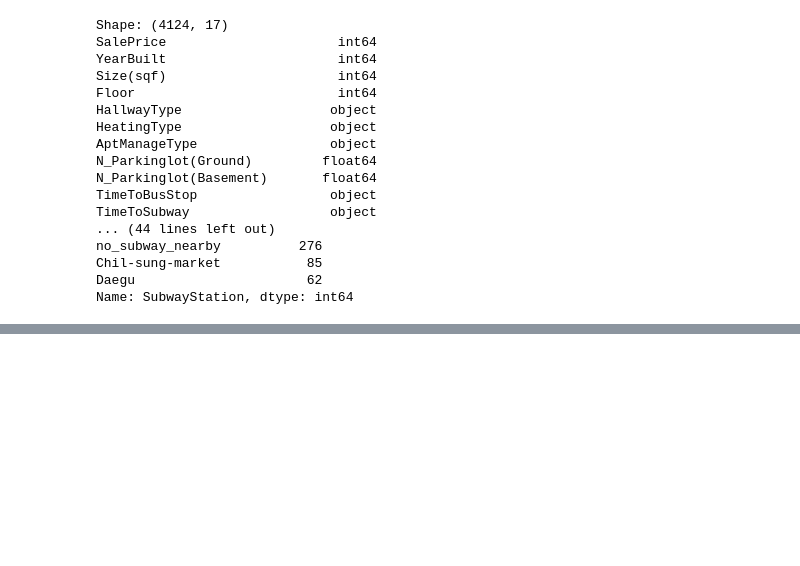
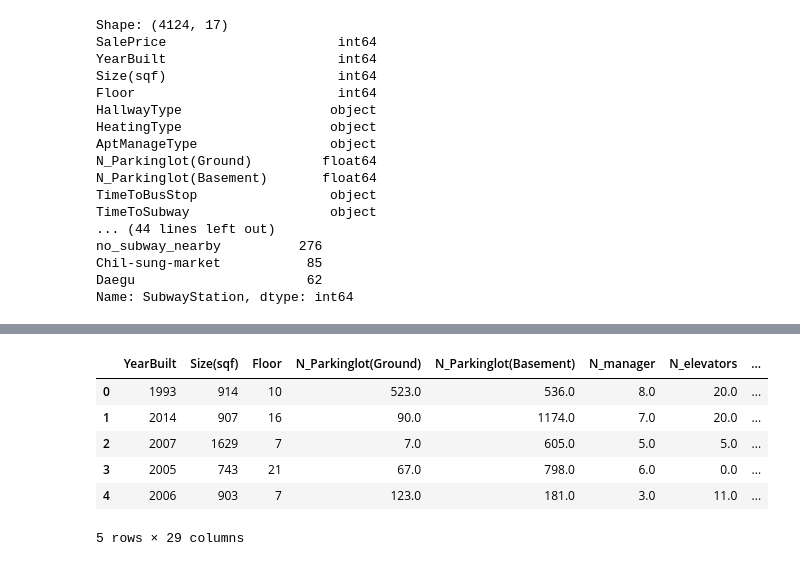
Before and after one commit to LJaremek/SSNE, a Jupyter notebook: zadanie_2/main.ipynb, the cells around one changed output, grey strips where cells are left out. Drawn from its saved outputs; the diff is of its cells as text; code cells hidden in the pictures; blank space fills up the shorter version.

```diff
--- a/zadanie_2/main.ipynb
+++ b/zadanie_2/main.ipynb
@@ -195,0 +253,11 @@ RuntimeError: expected scalar type Long but found Double
+# %%
+test_df = fix_df(test_df)
+test_df.head()
+# %% [output]
+|  | YearBuilt | Size(sqf) | Floor | N_Parkinglot(Ground) | N_Parkinglot(Basement) | N_manager | N_elevators | ... |
+| 0 | 1993 | 914 | 10 | 523.0 | 536.0 | 8.0 | 20.0 | ... |
+| 1 | 2014 | 907 | 16 | 90.0 | 1174.0 | 7.0 | 20.0 | ... |
+| 2 | 2007 | 1629 | 7 | 7.0 | 605.0 | 5.0 | 5.0 | ... |
+| 3 | 2005 | 743 | 21 | 67.0 | 798.0 | 6.0 | 0.0 | ... |
+| 4 | 2006 | 903 | 7 | 123.0 | 181.0 | 3.0 | 11.0 | ... |
+5 rows × 29 columns
```
Also changed, not shown: parts of 15 cells of this notebook, 1 other file.
